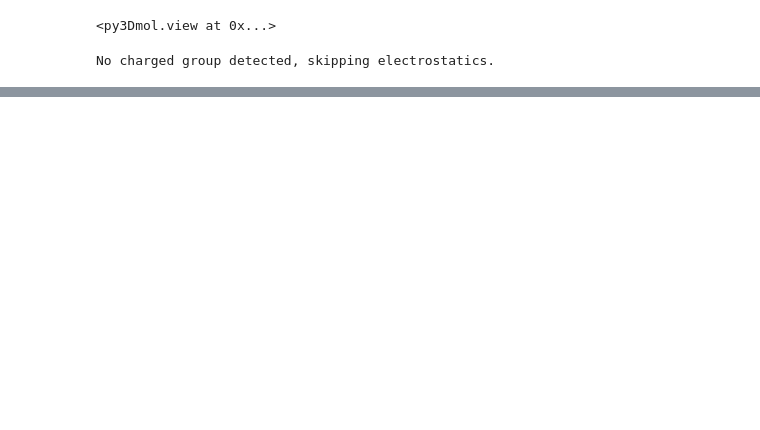
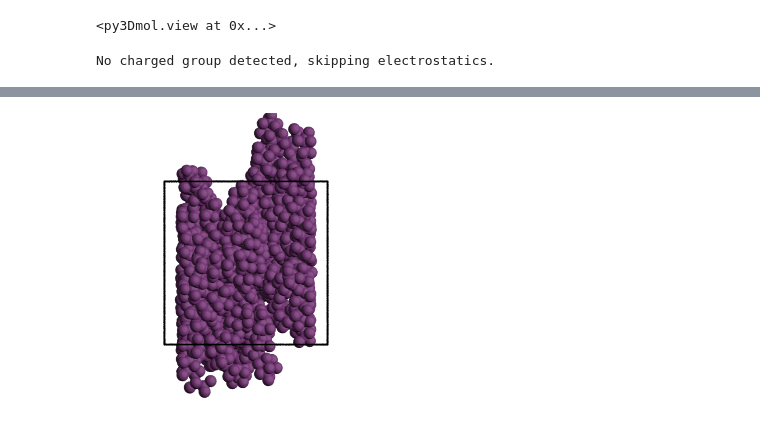
Before and after one commit to chrisjonesBSU/flowerMD, a Jupyter notebook: tutorials/Presentation.ipynb, the cells around one changed output, grey strips where cells are left out. Drawn from its saved outputs; the diff is of its cells as text; code cells hidden in the pictures; blank space fills up the shorter version.

```diff
--- a/tutorials/Presentation.ipynb
+++ b/tutorials/Presentation.ipynb
@@ -79,0 +130,6 @@ slab_sim.run_NVT(n_steps=100, tau_kt=100*slab_sim.dt, kT=4.0)
+# %%
+view.unwrap_positions = True
+view.height = 15
+view.view()
+# %% [output]
+[figure, added]
```
Also changed, not shown: parts of 10 cells of this notebook.
